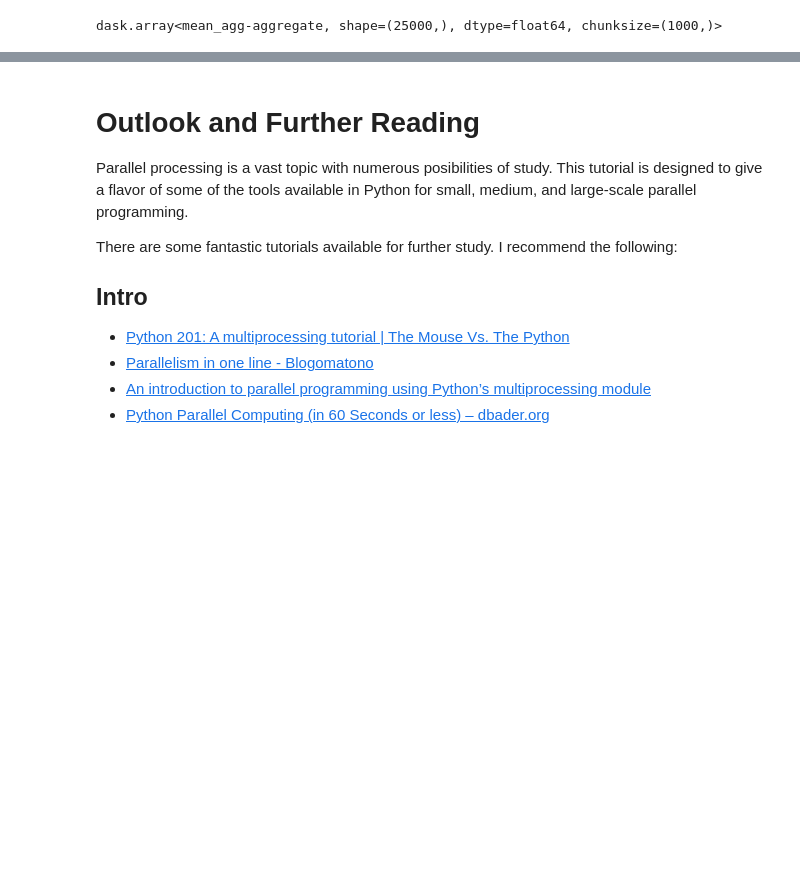
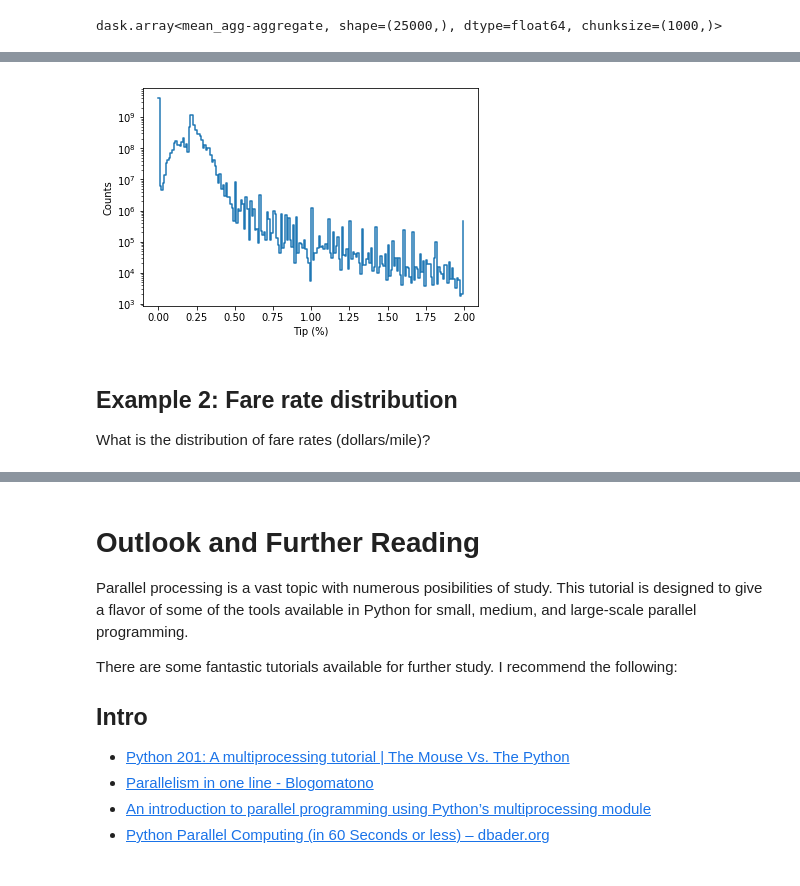
Before and after one commit to ycrc/parallel_python, a Jupyter notebook: ParallelPython.ipynb, the cells around one changed output, grey strips where cells are left out. Saved outputs shown, nothing was run; the diff lists cells and outputs as text; code cells hidden in the pictures; blank space fills up the shorter version.

Commit message:
Updating dask to be part of the jupyter notebook

```diff
--- a/ParallelPython.ipynb
+++ b/ParallelPython.ipynb
@@ -749,0 +781,6 @@ _DEMO TIME!_
+# %%
+file_list = glob.glob('/home/hep/heeger/tl397/scratch60/taxi/*2017*csv')
+print(f"{len(file_list)} files selected")
+
+# Prep Dask to load the data
+data = dd.read_csv(file_list)
@@ -749,0 +794,14 @@ _DEMO TIME!_
+# %%
+tip_percent = 100 * data['tip_amount'] / data['fare_amount']
+h, bins = da.histogram(tip_percent, bins=200, range=[0, 200])
+# %%
+plt.step(bins[0:-1], h, where='post')
+plt.xlabel('Tip (%)')
+plt.ylabel('Counts')
+plt.yscale('log');
+# %% [output]
+[figure, added]
+# %% [markdown]
+## Example 2: Fare rate distribution
+
+What is the distribution of fare rates (dollars/mile)?
```
Also changed, not shown: parts of 23 cells of this notebook, 1 other file.
